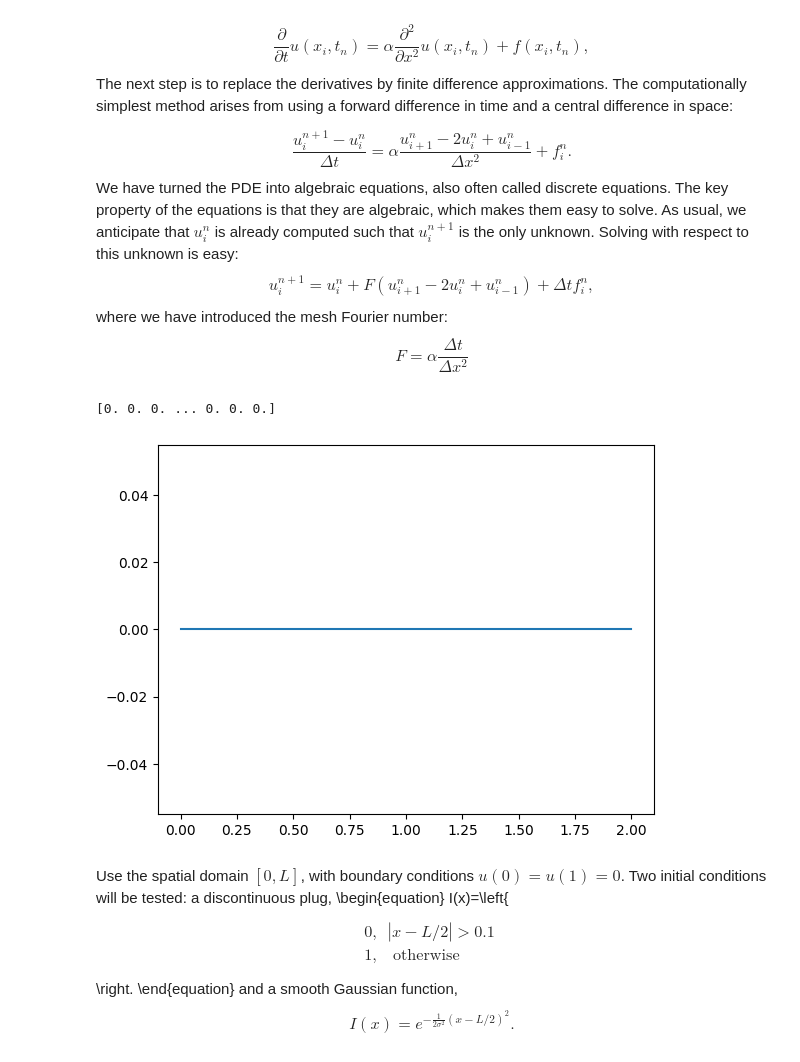
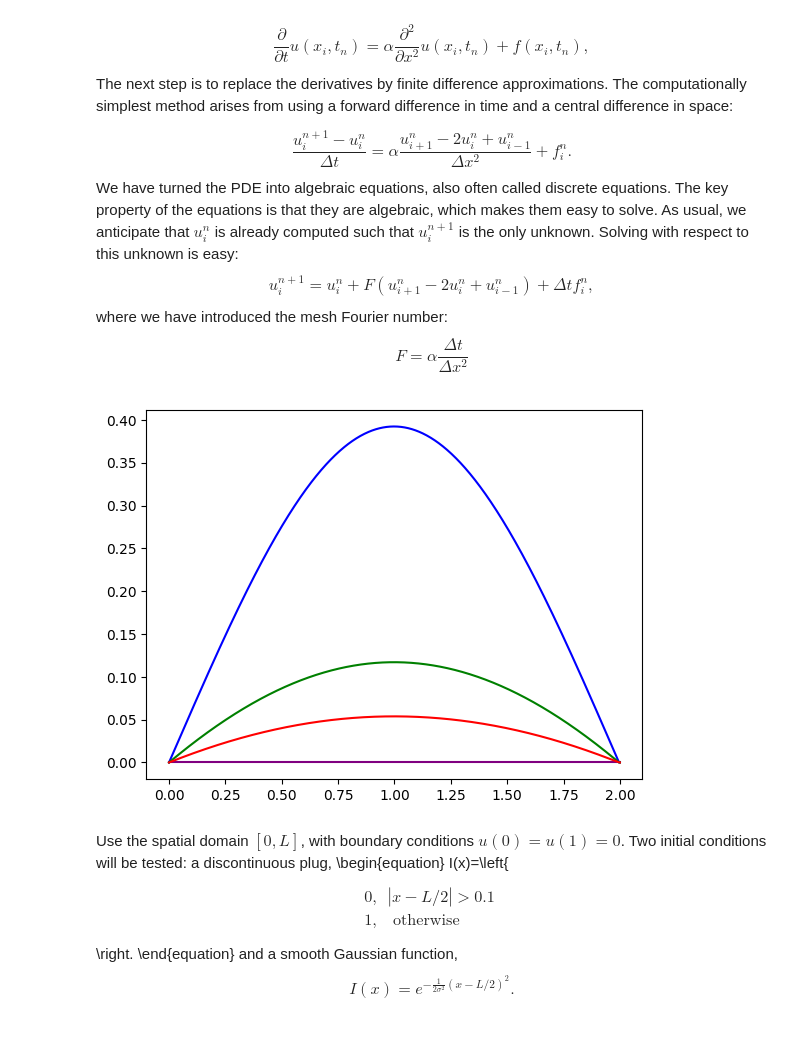
Before and after one commit to ZilD117/Comp-Physics, a Jupyter notebook: Diffusion 1D.ipynb, the cells around one changed output. Cells and saved outputs as stored; diff of their text form; code cells hidden in the pictures.

```diff
--- a/Diffusion 1D.ipynb
+++ b/Diffusion 1D.ipynb
@@ -46,35 +46,11 @@ F=\alpha \frac{\Delta t}{\Delta x^{2}}
 import numpy as np
 from matplotlib import pyplot as plt
 # %%
-L = 2
-Nx = 1000
-F = 0
-
-mesh_x = np.linspace(0, L, Nx+1)
-u_old = np.zeros(Nx+1)
-
-def plugF(x):
+def plugF(x, L):
     if np.abs(x - (L/2)) > 0.1:
         return 0
     else:
         return 1
 
-def gaussianF(x):
-
-
-for i in range(1, Nx-1):
-    u_old[i] = plugF(u_old[i])
-
-print(u_old)
-
-u_old[0] = 0
-u_old[Nx] = 0
-
-for i in range(1, Nx):
-    u_new = u_old[i] + F*(u_old[i-1] - 2*u_old[i] + u_old[i+1])
-
-plt.plot(mesh_x, u_old)
-plt.show()
+def gaussianF(x, sigma, L):
+    return np.exp(-(1/(2*(sigma**2)))*((x-(L/2))**2))
-# %% [output]
-[0. 0. 0. ... 0. 0. 0.]
-[figure, removed]
@@ -81,3 +77,31 @@ plt.show()
+# %%
+def plotGaussianDiffusion(F, sigma, L, Nx, colorstr):
+    mesh_x = np.linspace(0, L, Nx)
+    u = np.linspace(0, L, Nx)
+
+    for i in range(0, Nx):
+        u[i] = gaussianF(u[i], sigma, L)
+
+    u[0] = 0
+    u[Nx-1] = 0
+
+    for i in range(1, Nx-1):
+        u_new = u[i] + F*(u[i-1] - 2*u[i] + u[i+1])
+        u[i] = u_new
+
+    for i in range(1, Nx-1):
+        if abs(u[i] - u[i-1]) > 0.3:
+            u[i]=u[i-1]
+
+    plt.plot(mesh_x, u, color=colorstr)
+# %%
+plotPlugDiffusion(1, 2, 1000, "purple")
+plotGaussianDiffusion(1, 1, 2, 1000, "blue")
+plotGaussianDiffusion(1, 2, 2, 1000, "green")
+plotGaussianDiffusion(1, 3, 2, 1000, "red")
+plt.show()
+# %% [output]
+[figure, added]
 # %% [markdown]
 Use the spatial domain $ [0, L] $, with boundary conditions $ u(0)=u(1)=0 $. Two initial conditions will be tested: a discontinuous plug,
 \\begin{equation}
```
Also changed, not shown: parts of 1 cell of this notebook.
